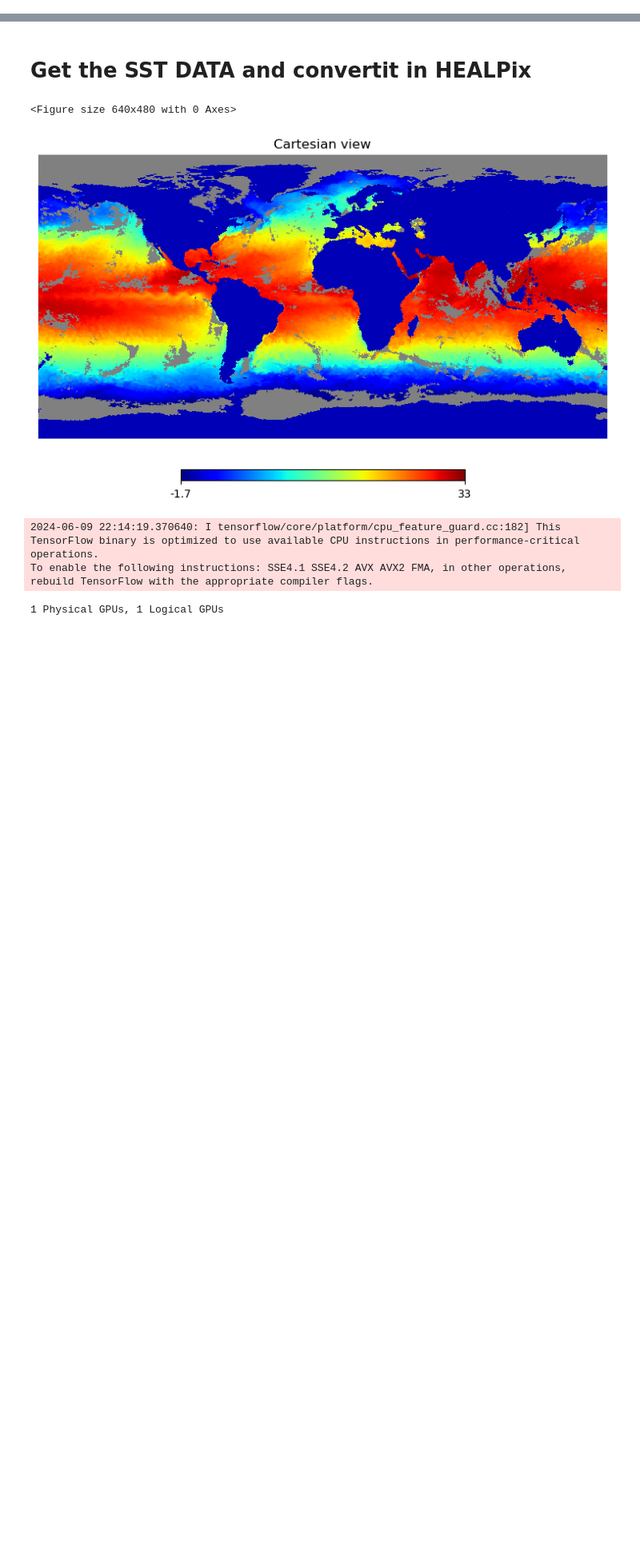
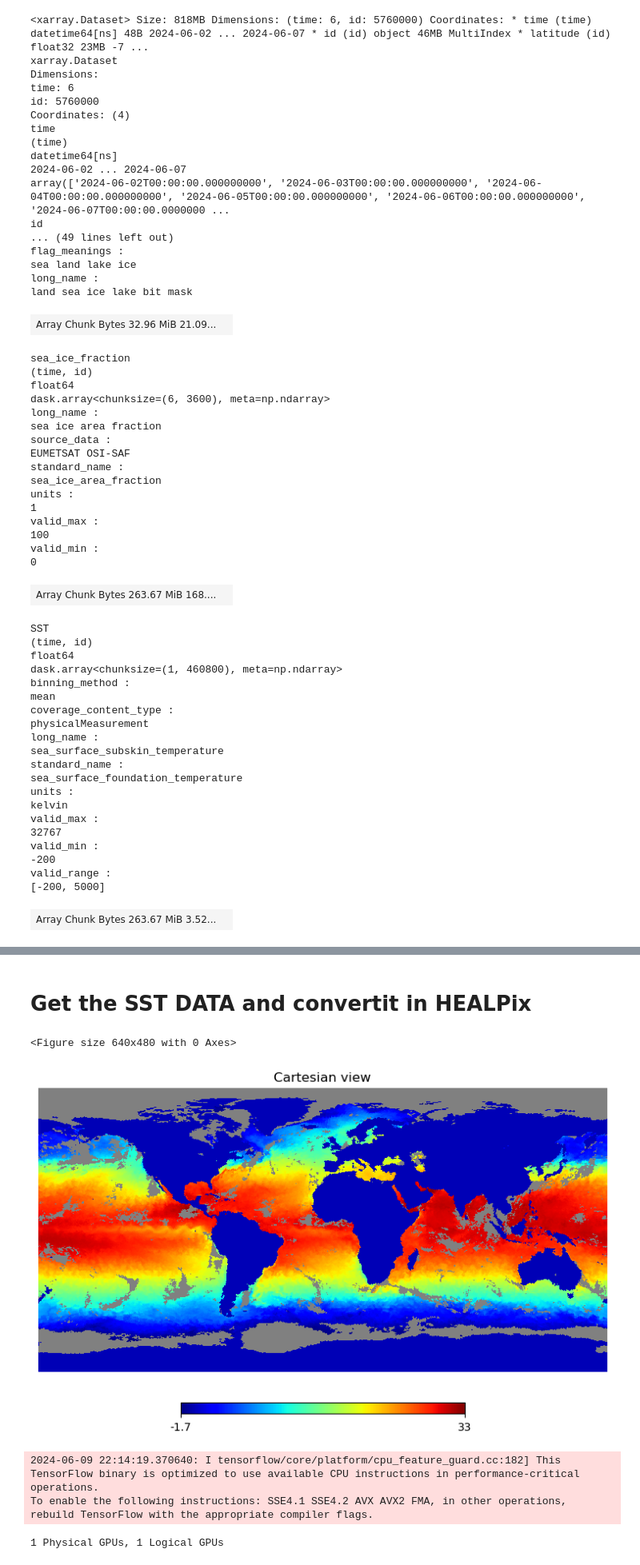
Before and after one commit to pangeo-data/pangeo-igarss2024, a Jupyter notebook: docs/SST_AI.ipynb, the cells around one changed output, grey strips where cells are left out. Shown at 80% size. Drawn from its saved outputs; the diff is of its cells as text; code cells hidden in the pictures; blank space fills up the shorter version.

Commit message:
add copernicus data source

```diff
--- a/docs/SST_AI.ipynb
+++ b/docs/SST_AI.ipynb
@@ -16,0 +20,73 @@ hp.cartview(bathy,cmap='jet',nest=True)
+# %%
+L4=xr.open_zarr(
+ "https://s3.waw3-1.cloudferro.com/mdl-arco-geo-045/arco/SST_GLO_PHY_L4_NRT_010_043/cmems_obs-sst_glo_phy_nrt_l4_P1D-m_202303/geoChunked.zarr"
+ )
+L3S=xr.open_zarr("https://s3.waw3-1.cloudferro.com/mdl-arco-time-045/arco/SST_GLO_SST_L3S_NRT_OBSERVATIONS_010_010/IFREMER-GLOB-SST-L3-NRT-OBS_FULL_TIME_SERIE_202211/timeChunked.zarr"
+)
+
+ds=L4[['mask','sea_ice_fraction']]
+ds['SST']=L3S['sea_surface_temperature']
+ds['quality_level']=L3S['quality_level']
+ds=ds.sel(time=slice('2024-06-02', '2024-06-07'))
+#for k in range(6):
+#    file_path = '2024-06-%02d'%(k+1)
+#    print(file_path)
+ds=ds.stack(id=('latitude', 'longitude'))
+ds
+# %% [output]
+<xarray.Dataset> Size: 818MB Dimensions: (time: 6, id: 5760000) Coordinates: * time (time) datetime64[ns] 48B 2024-06-02 ... 2024-06-07 * id (id) object 46MB MultiIndex * latitude (id) float32 23MB -7 ...
+xarray.Dataset
+Dimensions:
+time: 6
+id: 5760000
+Coordinates: (4)
+time
+(time)
+datetime64[ns]
+2024-06-02 ... 2024-06-07
+array(['2024-06-02T00:00:00.000000000', '2024-06-03T00:00:00.000000000', '2024-06-04T00:00:00.000000000', '2024-06-05T00:00:00.000000000', '2024-06-06T00:00:00.000000000', '2024-06-07T00:00:00.0000000 ...
+id
+... (49 lines left out)
+flag_meanings :
+sea land lake ice
+long_name :
+land sea ice lake bit mask
+| Array Chunk Bytes 32.96 MiB 21.09... |  |
+sea_ice_fraction
+(time, id)
+float64
+dask.array<chunksize=(6, 3600), meta=np.ndarray>
+long_name :
+sea ice area fraction
+source_data :
+EUMETSAT OSI-SAF
+standard_name :
+sea_ice_area_fraction
+units :
+1
+valid_max :
+100
+valid_min :
+0
+| Array Chunk Bytes 263.67 MiB 168.... |  |
+SST
+(time, id)
+float64
+dask.array<chunksize=(1, 460800), meta=np.ndarray>
+binning_method :
+mean
+coverage_content_type :
+physicalMeasurement
+long_name :
+sea_surface_subskin_temperature
+standard_name :
+sea_surface_foundation_temperature
+units :
+kelvin
+valid_max :
+32767
+valid_min :
+-200
+valid_range :
+[-200, 5000]
+| Array Chunk Bytes 263.67 MiB 3.52... |  |
```
Also changed, not shown: parts of 9 cells of this notebook.
